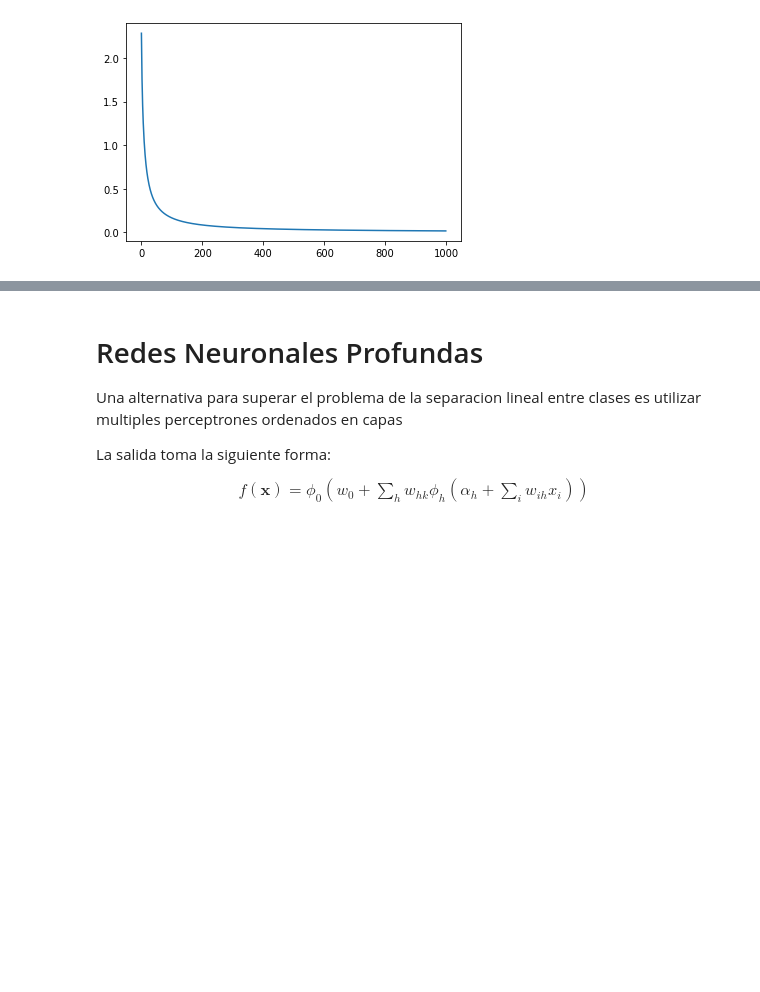
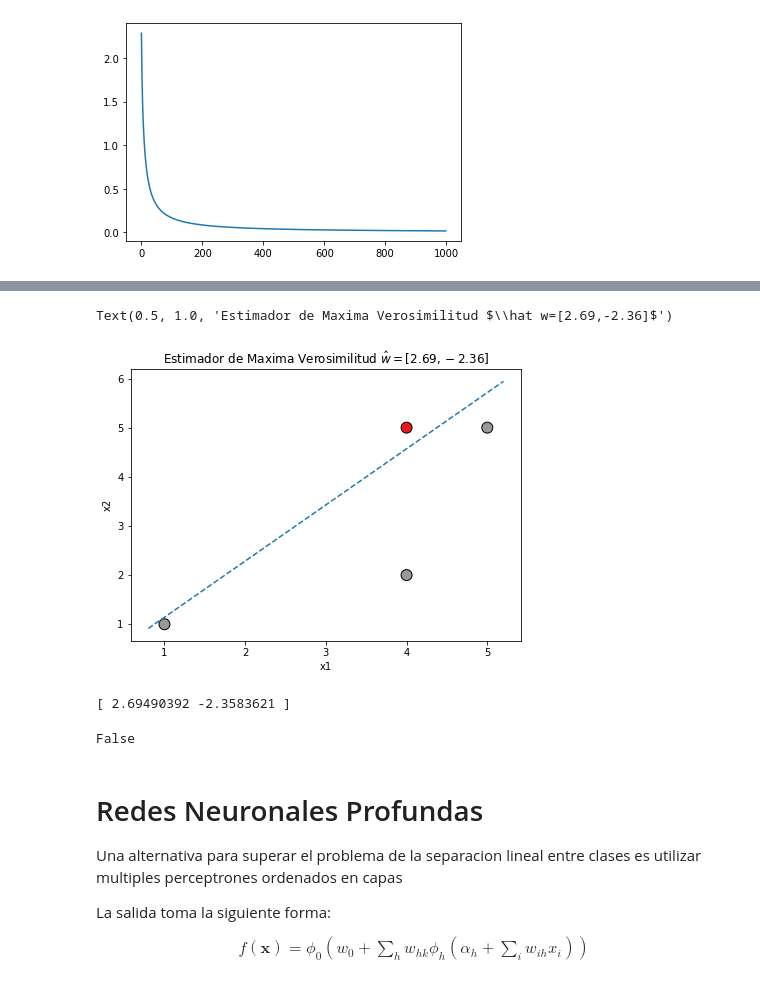
Before and after one commit to sherna90/inteligencia_artificial, a Jupyter notebook: 4.-Redes_Neuronales.ipynb, the cells around one changed output, grey strips where cells are left out. Cells and saved outputs as stored; diff of their text form; code cells hidden in the pictures; blank space fills up the shorter version.

```diff
--- a/4.-Redes_Neuronales.ipynb
+++ b/4.-Redes_Neuronales.ipynb
@@ -126,3 +154,31 @@ Iteration : 900, Trained loss: 0.01898713850700267
+# %%
+import matplotlib.pyplot as plt
+
+plt.figure(figsize=(7,5))
+plt.scatter(inputs[:, 0], inputs[:, 1], c=targets, cmap=plt.cm.Set1,edgecolor='k',s=120)
+xmin, xmax = plt.xlim()
+ymin, ymax = plt.ylim()
+
+def line(x0):
+    return (-(x0 * w_hat[0]) ) / w_hat[1]
+
+plt.plot([xmin, xmax], [line(xmin), line(xmax)],ls="--")
+plt.xlabel('x1')
+plt.ylabel('x2')
+plt.title(r'Estimador de Maxima Verosimilitud $\hat w=[{0:0.2f},{1:0.2f}]$'.format(w_hat[0],w_hat[1]))
+#plt.savefig('prueba_clasificador.png')
+#plt.close()
+# %% [output]
+Text(0.5, 1.0, 'Estimador de Maxima Verosimilitud $\\hat w=[2.69,-2.36]$')
+[figure, added]
+# %%
+print(w_hat)
+# %% [output]
+[ 2.69490392 -2.3583621 ]
+# %%
+logistic_predictions(w_hat,[3,4])>0.5
+# %% [output]
+False
 # %% [markdown]
 # Redes Neuronales Profundas
 
```
Also changed, not shown: parts of 1 cell of this notebook, 2 other files.
